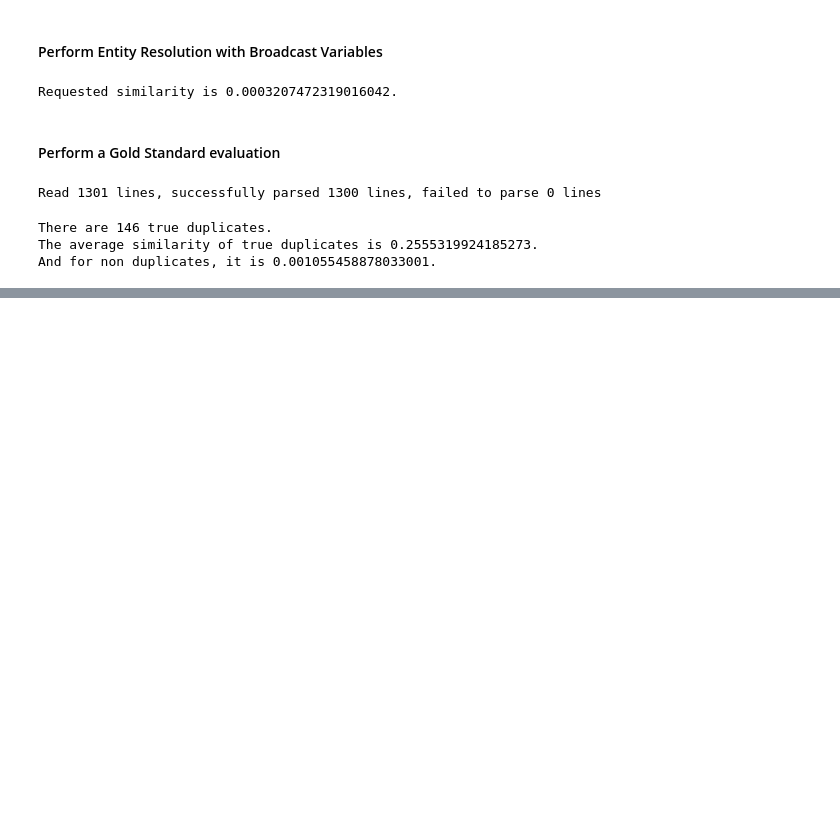
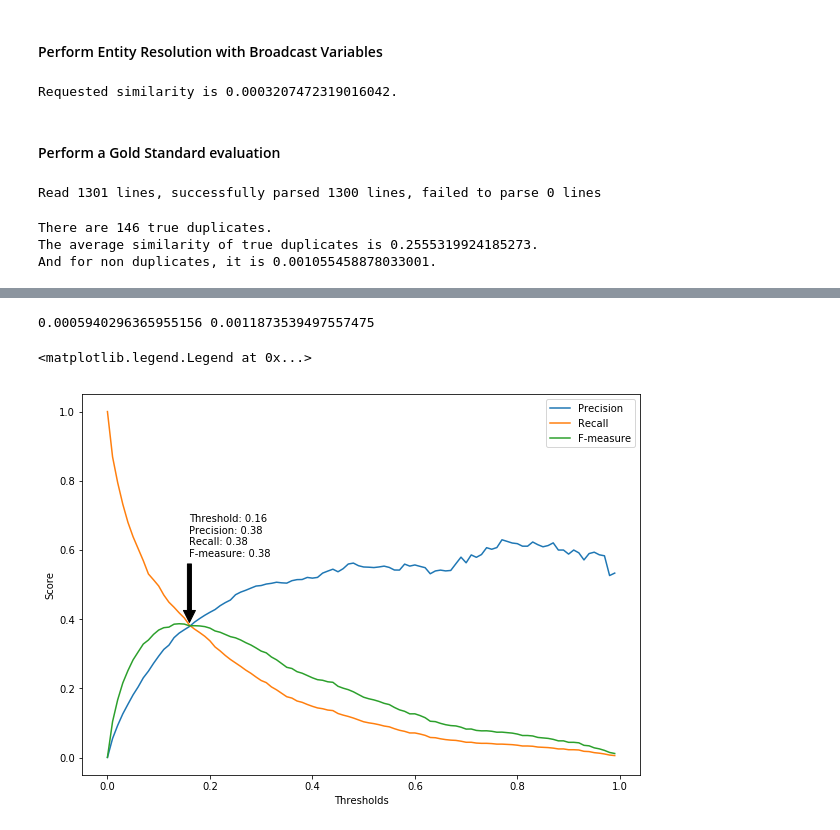
Before and after one commit to mbelkhei/Big_data-Data_base, a Jupyter notebook: Spark/Text Analysis and Entity Resolution.ipynb, the cells around one changed output, grey strips where cells are left out. Cells and saved outputs as stored; diff of their text form; code cells hidden in the pictures; blank space fills up the shorter version.

```diff
--- a/Spark/Text Analysis and Entity Resolution.ipynb
+++ b/Spark/Text Analysis and Entity Resolution.ipynb
@@ -476,0 +690,51 @@ And for non duplicates, it is 0.001055458878033001.
+# %%
+def precision(threshold):
+    tp = trueposDict[threshold]
+    return float(tp) / (tp + falseposDict[threshold])
+
+def recall(threshold):
+    tp = trueposDict[threshold]
+    return float(tp) / (tp + falsenegDict[threshold])
+
+def fmeasure(threshold):
+    r = recall(threshold)
+    p = precision(threshold)
+    return 2 * r * p / (r + p)
+# %%
+thresholds = [float(n) / nthresholds for n in range(0, nthresholds)]
+falseposDict = dict([(t, falsepos(t)) for t in thresholds])
+falsenegDict = dict([(t, falseneg(t)) for t in thresholds])
+trueposDict = dict([(t, truepos(t)) for t in thresholds])
+# %%
+import matplotlib.pyplot as plt
+%matplotlib inline
+precisions = [precision(t) for t in thresholds]
+recalls = [recall(t) for t in thresholds]
+fmeasures = [fmeasure(t) for t in thresholds]
+
+print (precisions[0], fmeasures[0])
+
+#helper function to find optimal threshold index
+def findindex():
+    for (ix,i),(jx,j),(kx,k) in zip(enumerate(precisions),enumerate(recalls),enumerate(fmeasures)):
+        if round(i,2)==round(j,2)==round(k,2):
+            assert ix==jx==kx
+            index = ix
+    return index
+
+
+fig = plt.figure(figsize=(10,7))
+plt.plot(thresholds, precisions)
+plt.plot(thresholds, recalls)
+plt.plot(thresholds, fmeasures)
+plt.xlabel('Thresholds')
+plt.ylabel('Score')
+
+plt.annotate('Threshold: {} \nPrecision: {:.2f}\nRecall: {:.2f}\nF-measure: {:.2f}'.format(thresholds[xi],precisions[xi],recalls[xi],fmeasures[xi]),
+              xy=(thresholds[xi], fmeasures[xi]), xytext=(thresholds[xi], fmeasures[xi]+0.2),
+              arrowprops=dict(facecolor='black', shrink=0.05))
+plt.legend(['Precision', 'Recall', 'F-measure'])
+# %% [output]
+0.0005940296365955156 0.0011873539497557475
+<matplotlib.legend.Legend at 0x...>
+[figure, added]
```
Also changed, not shown: parts of 23 cells of this notebook.
